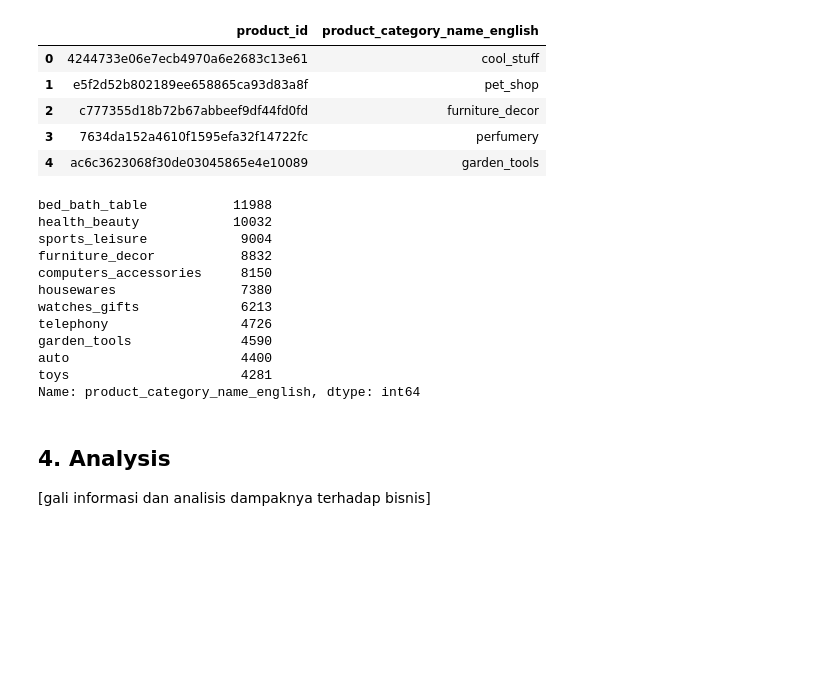
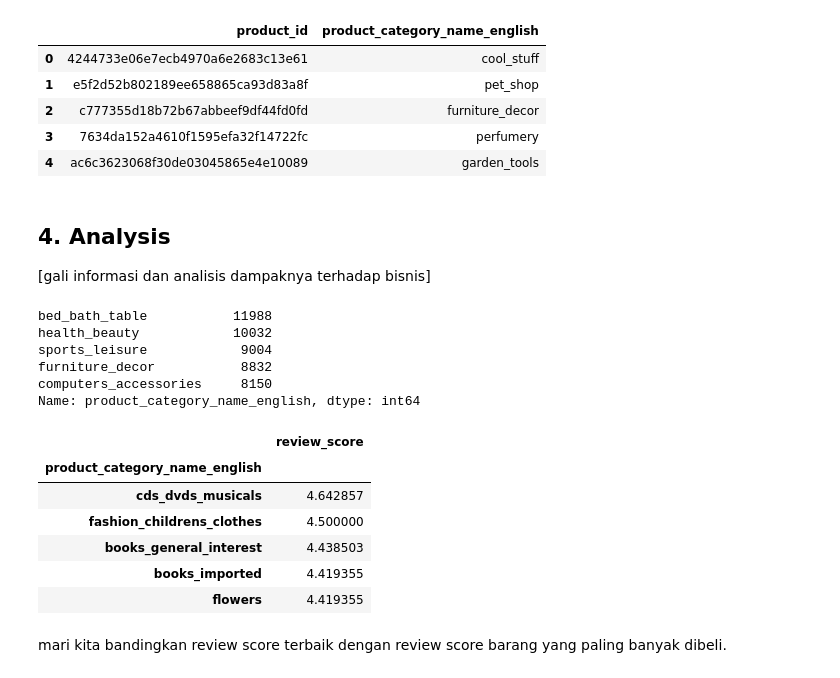
Before and after one commit to rahmanazizf/data-wrangling-pacmann, a Jupyter notebook: olist_analysis.ipynb, the cells around one changed output. Drawn from its saved outputs; the diff is of its cells as text; code cells hidden in the pictures; blank space fills up the shorter version.

```diff
--- a/olist_analysis.ipynb
+++ b/olist_analysis.ipynb
@@ -203,22 +203,38 @@ df_most_ordered.head()
 | 2 | c777355d18b72b67abbeef9df44fd0fd | furniture_decor |
 | 3 | 7634da152a4610f1595efa32f14722fc | perfumery |
 | 4 | ac6c3623068f30de03045865e4e10089 | garden_tools |
-# %%
-# 10 kategori produk paling banyak dibeli
-df_most_ordered['product_category_name_english'].value_counts()[:11]
-# %% [output]
-bed_bath_table           11988
-health_beauty            10032
-sports_leisure            9004
-furniture_decor           8832
-computers_accessories     8150
-housewares                7380
-watches_gifts             6213
-telephony                 4726
-garden_tools              4590
-auto                      4400
-toys                      4281
-Name: product_category_name_english, dtype: int64
 # %% [markdown]
 ## 4. Analysis
 [gali informasi dan analisis dampaknya terhadap bisnis]
+# %%
+# 5 kategori produk paling banyak dibeli
+most_ordered_cat = df_most_ordered['product_category_name_english'].value_counts()[:5]
+most_ordered_cat
+# %% [output]
+bed_bath_table           11988
+health_beauty            10032
+sports_leisure            9004
+furniture_decor           8832
+computers_accessories     8150
+Name: product_category_name_english, dtype: int64
+# %%
+# 5 produk yang paling banyak mendapatkan review baik dari pelanggan
+df_rev_score = df[[
+    'product_category_name_english',
+    'review_score'
+    ]]
+
+df_rev_score\
+    .groupby(['product_category_name_english'])\
+    .mean()\
+    .sort_values(by='review_score', ascending=False)[:5]
+# %% [output]
+|  | review_score |
+| product_category_name_english |  |
+| cds_dvds_musicals | 4.642857 |
+| fashion_childrens_clothes | 4.500000 |
+| books_general_interest | 4.438503 |
+| books_imported | 4.419355 |
+| flowers | 4.419355 |
+# %% [markdown]
+mari kita bandingkan review score terbaik dengan review score barang yang paling banyak dibeli.
```
Also changed, not shown: parts of 2 cells of this notebook.
